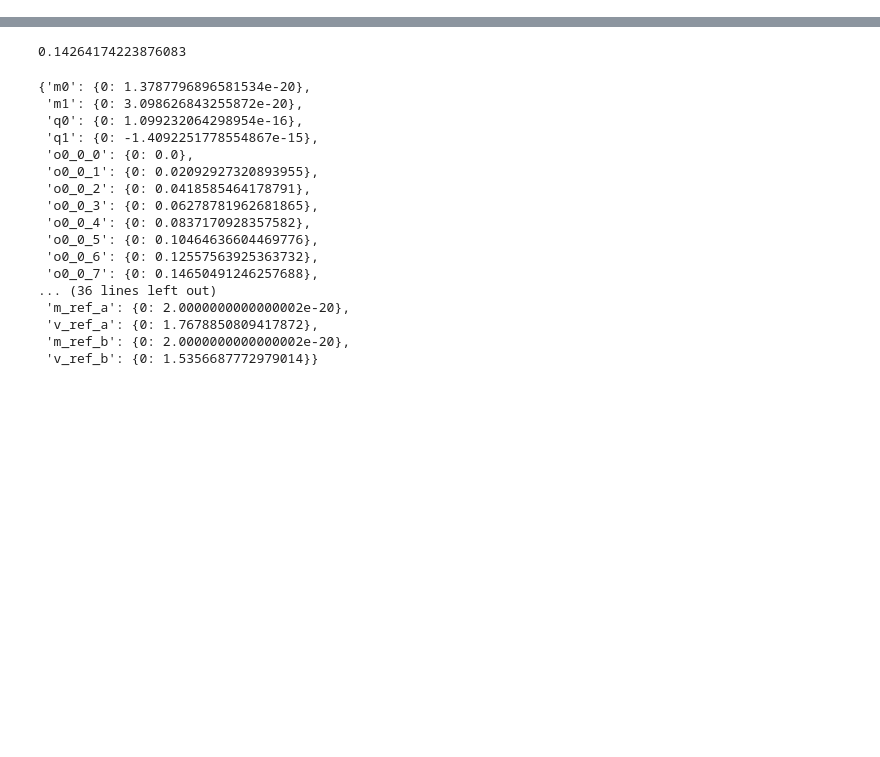
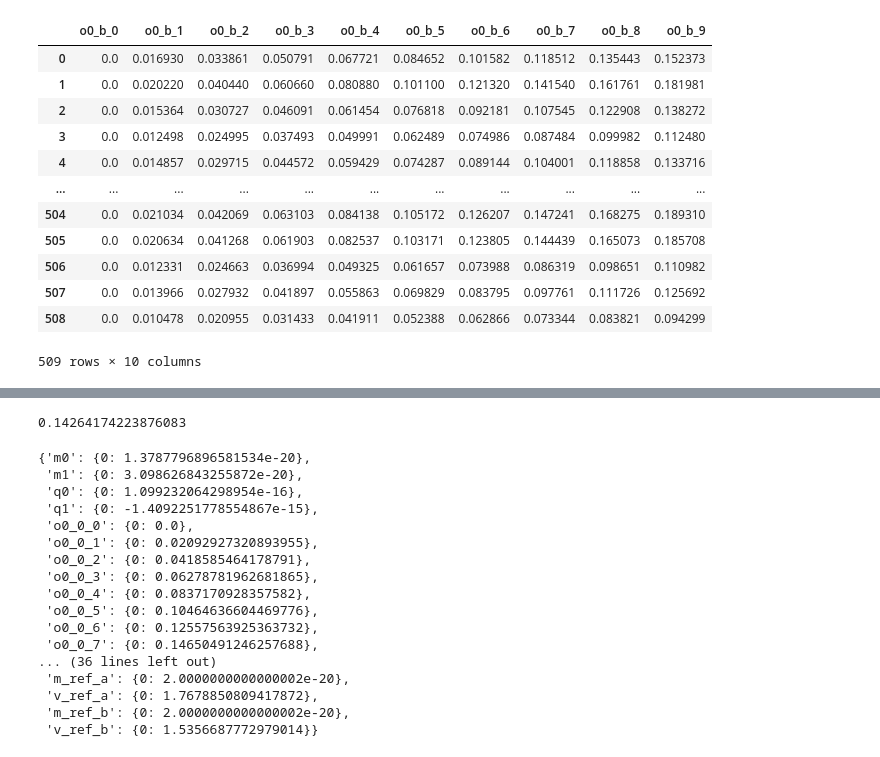
Before and after one commit to hsteude/communicating_agents, a Jupyter notebook: notebooks/01_reference_experiement_visualization.ipynb, the cells around one changed output, grey strips where cells are left out. Saved outputs shown, nothing was run; the diff lists cells and outputs as text; code cells hidden in the pictures; blank space fills up the shorter version.

```diff
--- a/notebooks/01_reference_experiement_visualization.ipynb
+++ b/notebooks/01_reference_experiement_visualization.ipynb
@@ -112,0 +155,16 @@ import pandas as pd
+# %%
+df_check[[c for c in df_check.columns if 'o0_b' in c]]
+# %% [output]
+|  | o0_b_0 | o0_b_1 | o0_b_2 | o0_b_3 | o0_b_4 | o0_b_5 | o0_b_6 | o0_b_7 | o0_b_8 | o0_b_9 |
+| 0 | 0.0 | 0.016930 | 0.033861 | 0.050791 | 0.067721 | 0.084652 | 0.101582 | 0.118512 | 0.135443 | 0.152373 |
+| 1 | 0.0 | 0.020220 | 0.040440 | 0.060660 | 0.080880 | 0.101100 | 0.121320 | 0.141540 | 0.161761 | 0.181981 |
+| 2 | 0.0 | 0.015364 | 0.030727 | 0.046091 | 0.061454 | 0.076818 | 0.092181 | 0.107545 | 0.122908 | 0.138272 |
+| 3 | 0.0 | 0.012498 | 0.024995 | 0.037493 | 0.049991 | 0.062489 | 0.074986 | 0.087484 | 0.099982 | 0.112480 |
+| 4 | 0.0 | 0.014857 | 0.029715 | 0.044572 | 0.059429 | 0.074287 | 0.089144 | 0.104001 | 0.118858 | 0.133716 |
+| ... | ... | ... | ... | ... | ... | ... | ... | ... | ... | ... |
+| 504 | 0.0 | 0.021034 | 0.042069 | 0.063103 | 0.084138 | 0.105172 | 0.126207 | 0.147241 | 0.168275 | 0.189310 |
+| 505 | 0.0 | 0.020634 | 0.041268 | 0.061903 | 0.082537 | 0.103171 | 0.123805 | 0.144439 | 0.165073 | 0.185708 |
+| 506 | 0.0 | 0.012331 | 0.024663 | 0.036994 | 0.049325 | 0.061657 | 0.073988 | 0.086319 | 0.098651 | 0.110982 |
+| 507 | 0.0 | 0.013966 | 0.027932 | 0.041897 | 0.055863 | 0.069829 | 0.083795 | 0.097761 | 0.111726 | 0.125692 |
+| 508 | 0.0 | 0.010478 | 0.020955 | 0.031433 | 0.041911 | 0.052388 | 0.062866 | 0.073344 | 0.083821 | 0.094299 |
+509 rows × 10 columns
```
Also changed, not shown: parts of 23 cells of this notebook, 14 other files.
